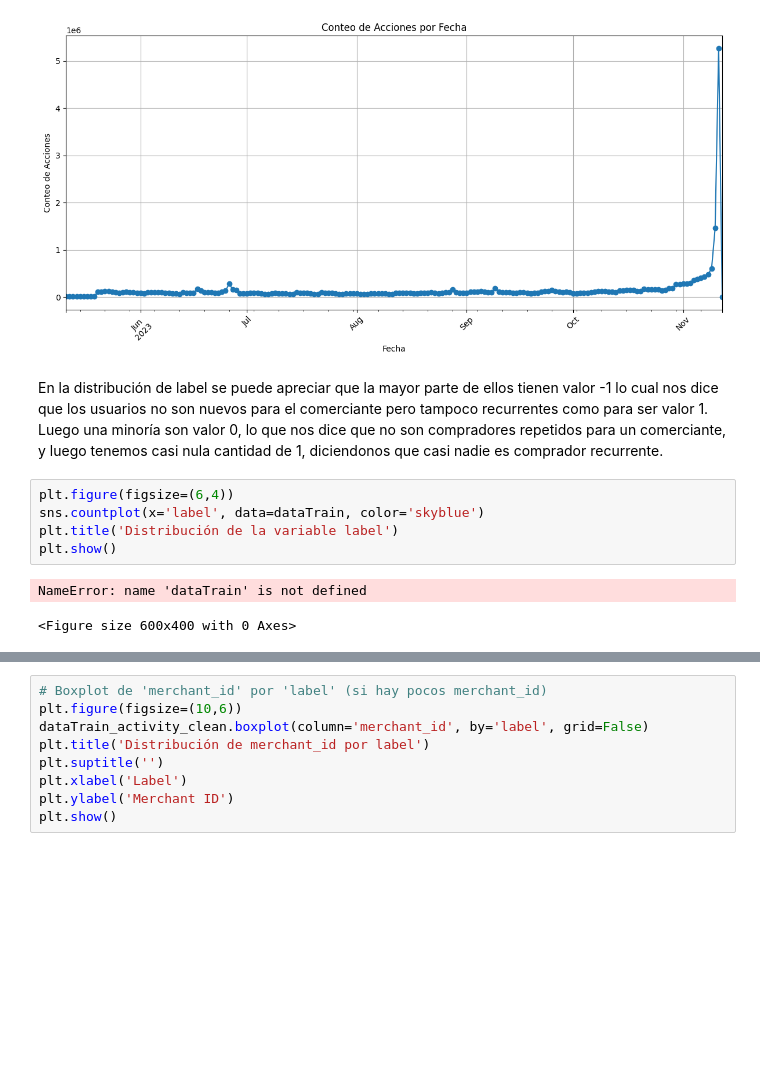
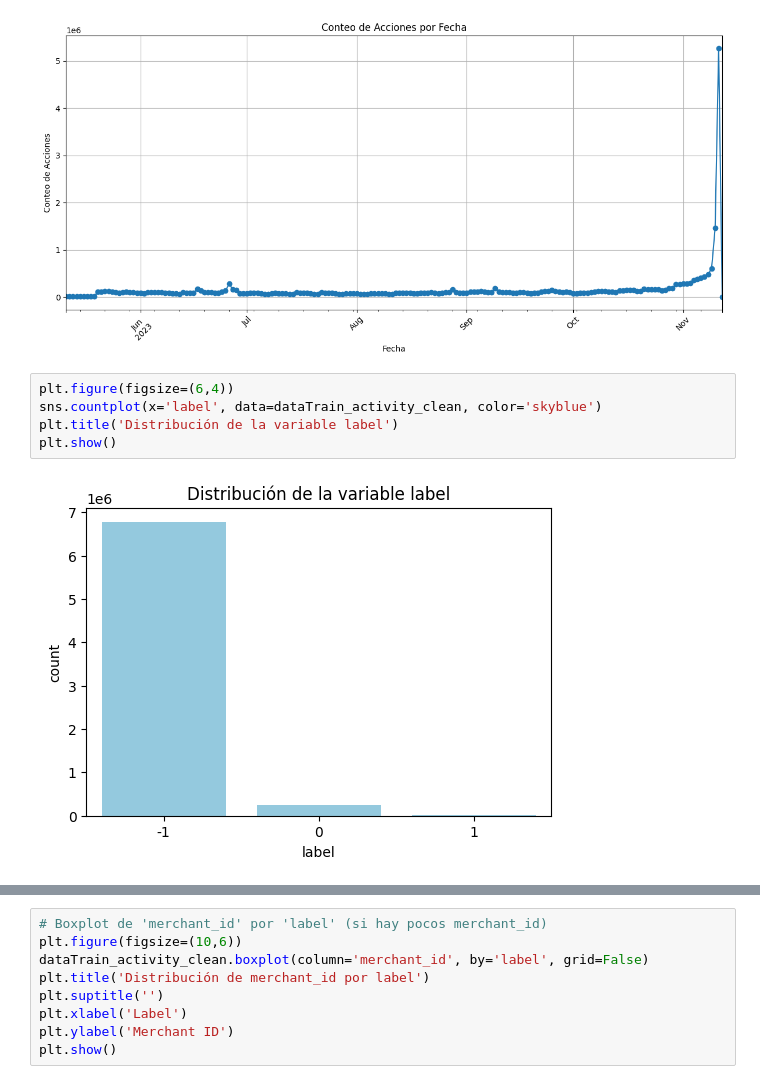
Before and after one commit to Dahernandezsilve/P2DataScience, a Jupyter notebook: Proyecto2.ipynb, the cells around one changed output, grey strips where cells are left out. Saved outputs shown, nothing was run; the diff lists cells and outputs as text; blank space fills up the shorter version.

```diff
--- a/Proyecto2.ipynb
+++ b/Proyecto2.ipynb
@@ -685,16 +663,13 @@ plt.tight_layout()
 plt.show()
 # %% [output]
 [figure]
-# %% [markdown]
-En la distribución de label se puede apreciar que la mayor parte de ellos tienen valor -1 lo cual nos dice que los usuarios no son nuevos para el comerciante pero tampoco recurrentes como para ser valor 1. Luego una minoría son valor 0, lo que nos dice que no son compradores repetidos para un comerciante, y luego tenemos casi nula cantidad de 1, diciendonos que casi nadie es comprador recurrente.
 # %%
 plt.figure(figsize=(6,4))
-sns.countplot(x='label', data=dataTrain, color='skyblue')
+sns.countplot(x='label', data=dataTrain_activity_clean, color='skyblue')
 plt.title('Distribución de la variable label')
 plt.show()
 # %% [output]
-NameError: name 'dataTrain' is not defined
-<Figure size 600x400 with 0 Axes>
+[figure, added]
 # %%
 plt.figure(figsize=(10,6))
 dataTrain_activity_clean.boxplot(column='age_range', by='gender', grid=False)
```
Also changed, not shown: parts of 24 cells of this notebook.
